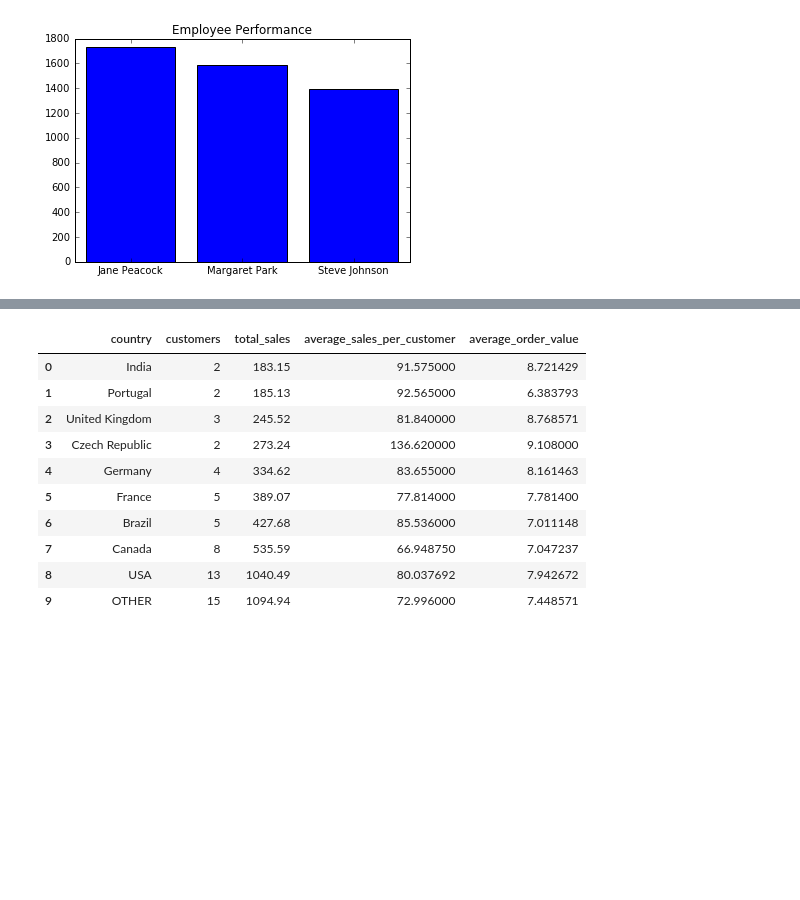
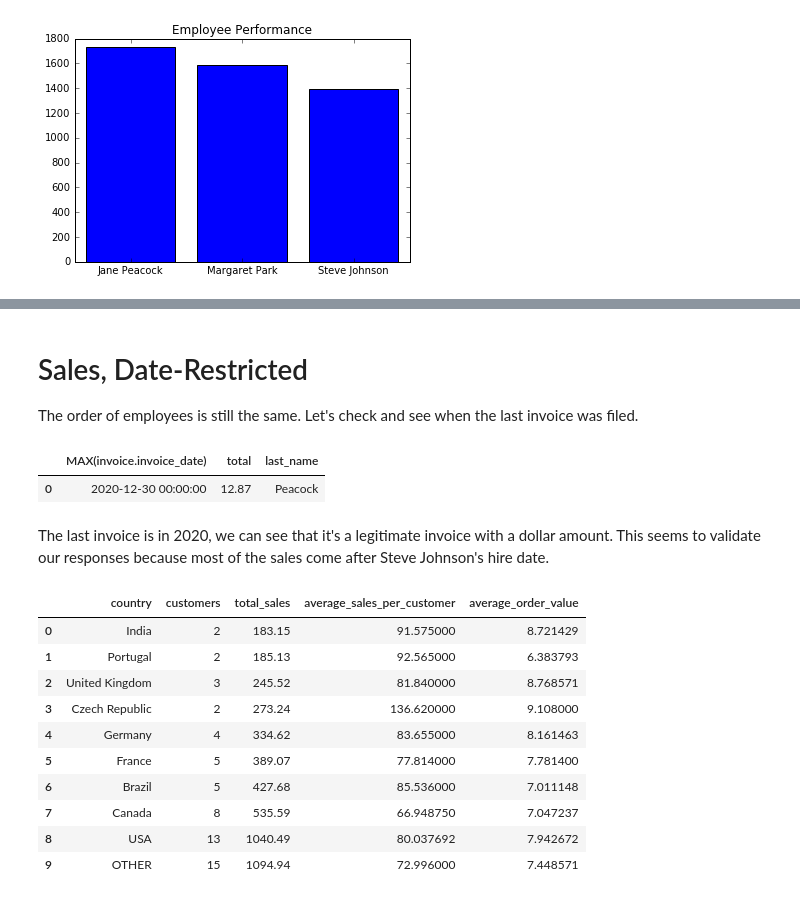
Before and after one commit to cidetraq/record-sales-SQL, a Jupyter notebook: record_sales.ipynb, the cells around one changed output, grey strips where cells are left out. Cells and saved outputs as stored; diff of their text form; code cells hidden in the pictures; blank space fills up the shorter version.

```diff
--- a/record_sales.ipynb
+++ b/record_sales.ipynb
@@ -122,3 +155,20 @@ plt.title("Employee Performance")
+# %% [markdown]
+<h1>Sales, Date-Restricted</h1>
+
+The order of employees is still the same. Let's check and see when the last invoice was filed.
+# %%
+max_date='''
+SELECT MAX(invoice.invoice_date), invoice.total,employee.last_name FROM invoice
+INNER JOIN customer ON customer.customer_id=invoice.customer_id
+INNER JOIN employee ON customer.support_rep_id=employee.employee_id
+'''
+
+run_query(max_date)
+# %% [output]
+|  | MAX(invoice.invoice_date) | total | last_name |
+| 0 | 2020-12-30 00:00:00 | 12.87 | Peacock |
+# %% [markdown]
+The last invoice is in 2020, we can see that it's a legitimate invoice with a dollar amount. This seems to validate our responses because most of the sales come after Steve Johnson's hire date.
 # %%
 country_data='''
 WITH calc AS
```
Also changed, not shown: parts of 13 cells of this notebook.
